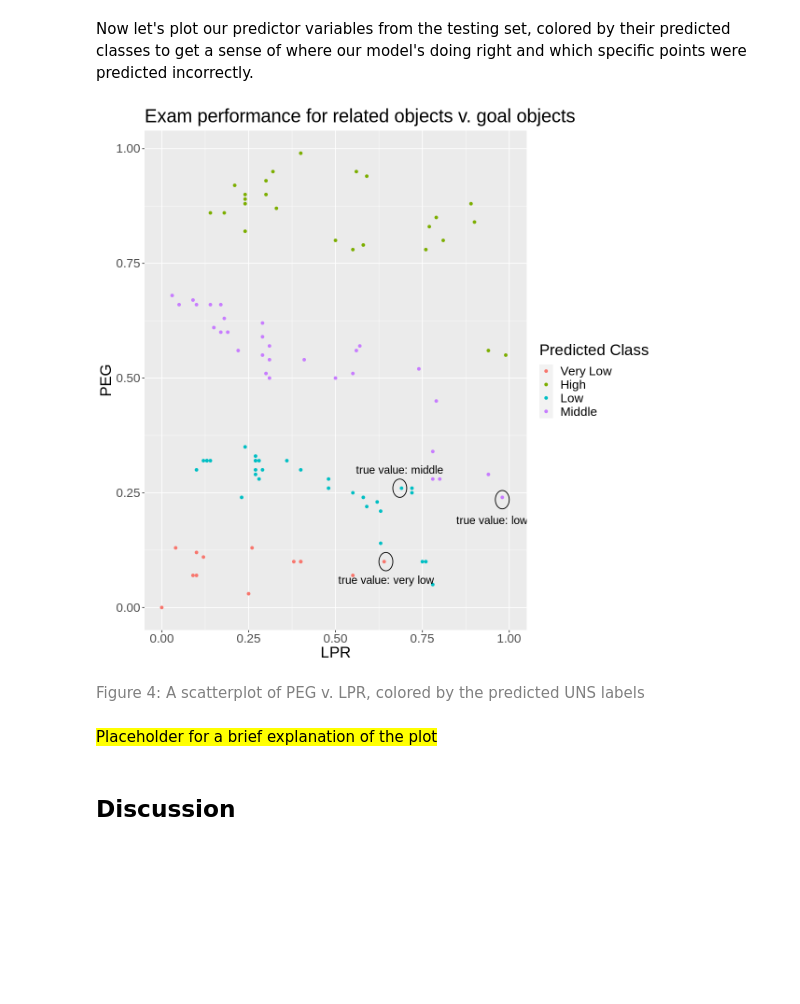
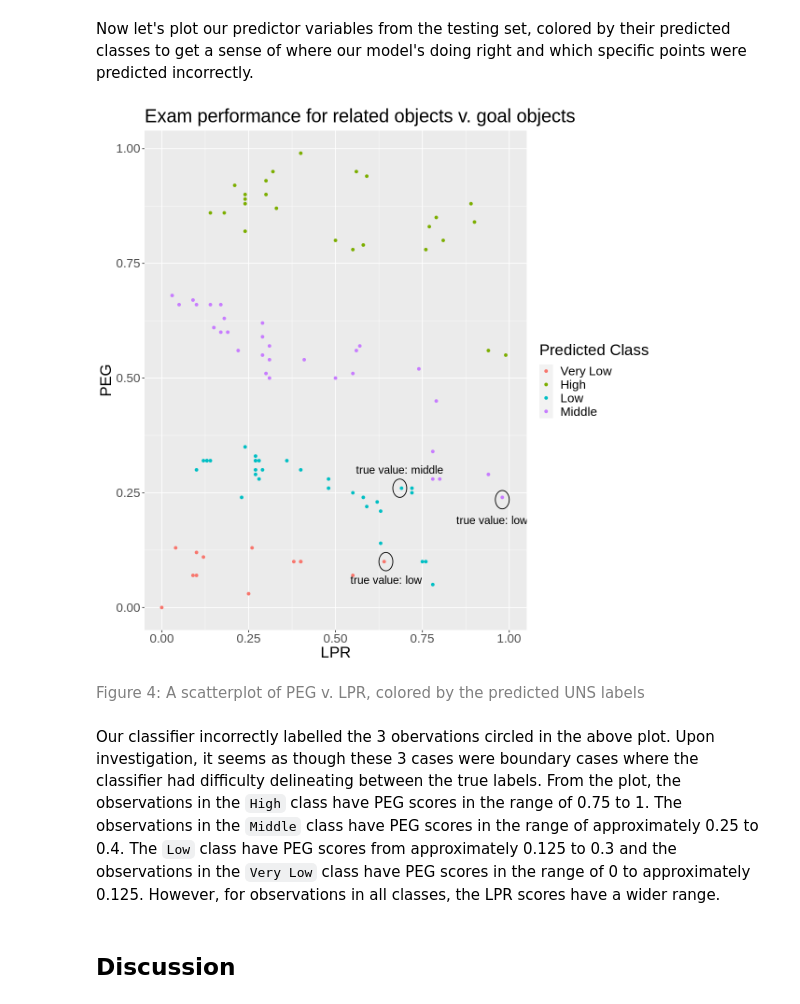
Before and after one commit to olivia-1221/Knowledge-Classification, a Jupyter notebook: report.ipynb, the cells around one changed output. Saved outputs shown, nothing was run; the diff lists cells and outputs as text; code cells hidden in the pictures; blank space fills up the shorter version.

Commit message:
add explanation for plot and a few points in the discussion

```diff
--- a/report.ipynb
+++ b/report.ipynb
@@ -448,35 +466,35 @@ Now let's plot our predictor variables from the testing set, colored by their pr
 # %%
 point1 <- c(0.98, 0.235)
 point2 <- c(0.685, 0.26)
 point3 <- c(0.645, 0.10)
 
 plot_predictions <- knowledge_predictions %>%
     ggplot(aes(x = LPR, y = PEG, color = .pred_class)) +
         geom_point() +
         labs(x = "LPR",
              y = "PEG",
             color = "Predicted Class") +
         ggtitle("Exam performance for related objects v. goal objects") +
         theme(text = element_text(size = 20)) +
         annotate("path",
                  x=point1[1] + 0.02*cos(seq(0,2*pi,length.out=100)),
                  y=point1[2] + 0.02*sin(seq(0,2*pi,length.out=100))) +
         annotate("path",
                  x=point2[1] + 0.02*cos(seq(0,2*pi,length.out=100)),
                  y=point2[2] + 0.02*sin(seq(0,2*pi,length.out=100))) +
         annotate("path",
                  x=point3[1] + 0.02*cos(seq(0,2*pi,length.out=100)),
                  y=point3[2] + 0.02*sin(seq(0,2*pi,length.out=100))) +
         annotate("text", x = 0.95, y =  0.19, label = "true value: low", size = 5) +
         annotate("text", x = 0.685, y =  0.3, label = "true value: middle", size = 5) +
-        annotate("text", x = 0.645, y =  0.06, label = "true value: very low", size = 5)
+        annotate("text", x = 0.645, y =  0.06, label = "true value: low", size = 5)
 
 plot_predictions
 # %% [output]
-[figure, old version]
+[figure, new version]
 # %% [markdown]
 <span style="color:gray">Figure 4: A scatterplot of PEG v. LPR, colored by the predicted UNS labels </span>
-# %% [markdown]
-<mark> Placeholder for a brief explanation of the plot <mark>
+# %% [markdown]
+Our classifier incorrectly labelled the 3 obervations circled in the above plot. Upon investigation, it seems as though these 3 cases were boundary cases where the classifier had difficulty delineating between the true labels. From the plot, the observations in the `High` class have PEG scores in the range of 0.75 to 1. The observations in the `Middle` class have PEG scores in the range of approximately 0.25 to 0.4. The `Low` class have PEG scores from approximately 0.125 to 0.3 and the observations in the `Very Low` class have PEG scores in the range of 0 to approximately 0.125. However, for observations in all classes, the LPR scores have a wider range.
 # %% [markdown]
 ## Discussion
```
Also changed, not shown: parts of 2 cells of this notebook.
